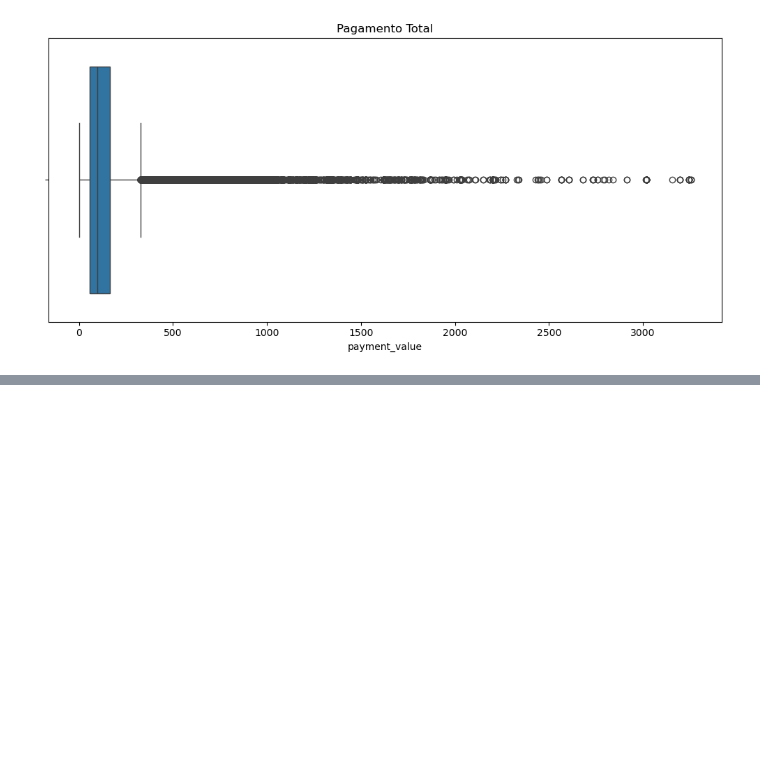
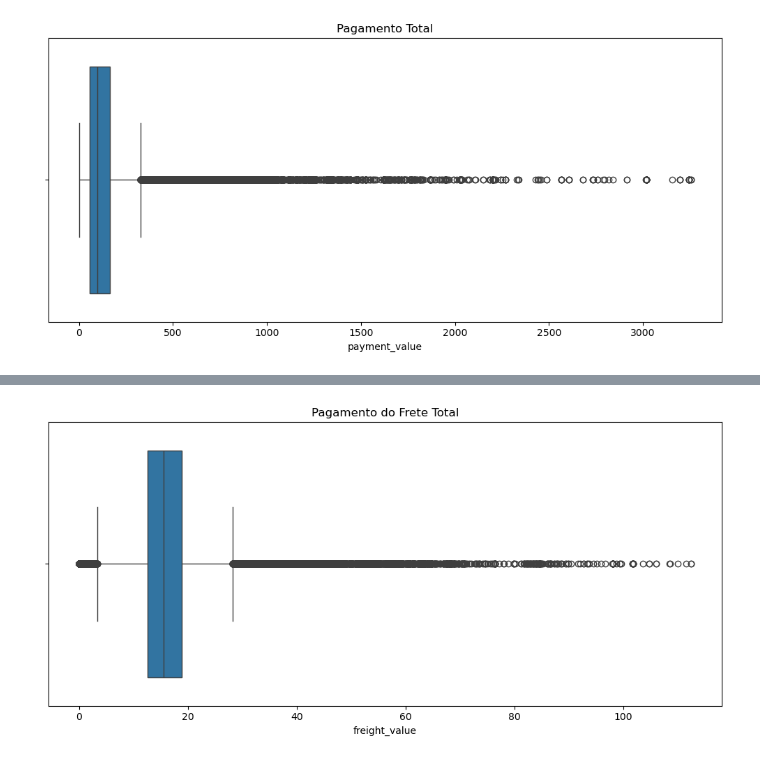
Before and after one commit to LucasArauj99/e-commerce_analytics, a Jupyter notebook: notebooks/02_cleaning.ipynb, the cells around one changed output, grey strips where cells are left out. Saved outputs shown, nothing was run; the diff lists cells and outputs as text; code cells hidden in the pictures; blank space fills up the shorter version.

Commit message:
feat: finaliza pré-processamento dos dados

```diff
--- a/notebooks/02_cleaning.ipynb
+++ b/notebooks/02_cleaning.ipynb
@@ -332,0 +283,12 @@ Name: payment_value, dtype: float64
+# %%
+limite_superior_ajustado = 120
+
+# Filtrando os dados para remover apenas os outliers acima de 3100
+df = df[df['freight_value'] <= limite_superior_ajustado]
+
+plt.figure(figsize=(10, 5))
+sns.boxplot(x=df['freight_value'])
+plt.title('Pagamento do Frete Total')
+plt.show()
+# %% [output]
+[figure, added]
```
Also changed, not shown: parts of 19 cells of this notebook.
